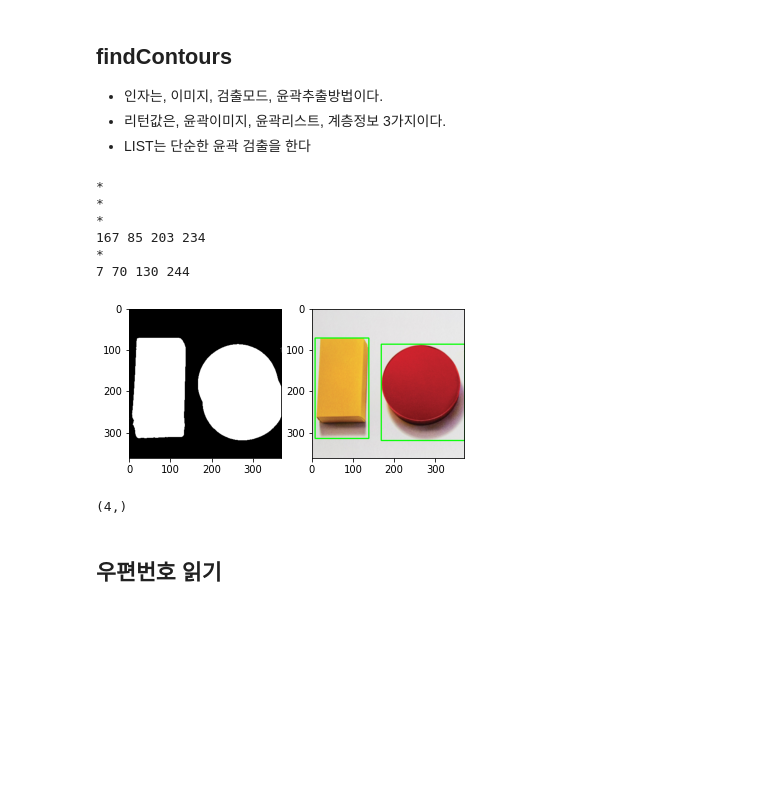
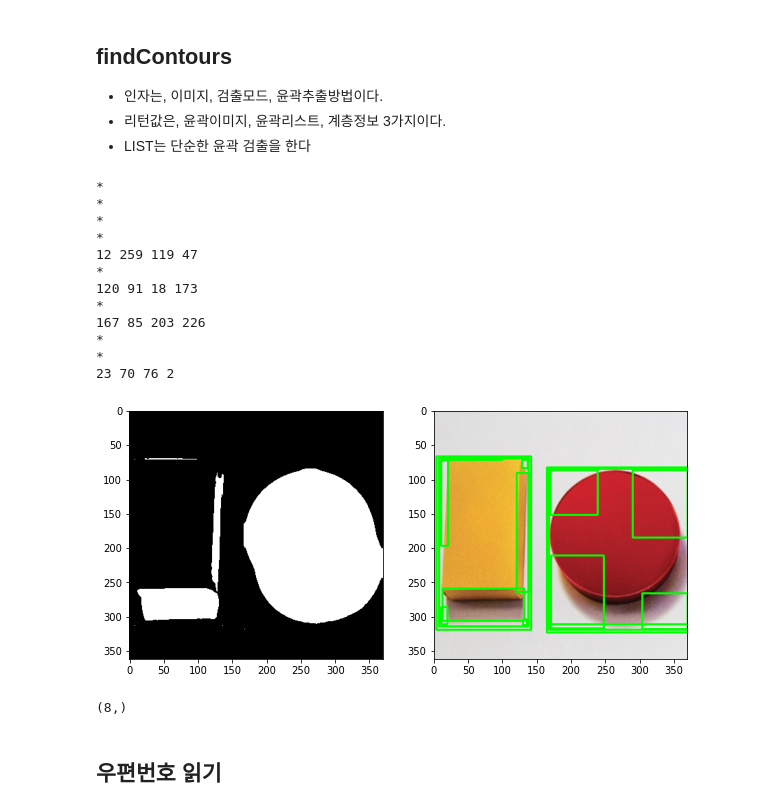
Before and after one commit to swkim01/DSAC3, a Jupyter notebook: gg-46-object_detect.ipynb, the cells around one changed output. Saved outputs shown, nothing was run; the diff lists cells and outputs as text; code cells hidden in the pictures; blank space fills up the shorter version.

```diff
--- a/gg-46-object_detect.ipynb
+++ b/gg-46-object_detect.ipynb
@@ -49,45 +50,53 @@ plt.imshow(gray1, cmap="gray")
 # 필터 크기는 홀수로 지정한다, 표준편차는 0으로 지정하면 자동으로 생성한다
 gray = cv2.GaussianBlur(gray1, (7, 7), 0)
 # 흑백으로 만든다, 역치값과, 대체값을 지정한다
-im2 = cv2.threshold(gray, 215, 301, cv2.THRESH_BINARY_INV)[1]
+#im2 = cv2.threshold(gray, 215, 301, cv2.THRESH_BINARY_INV)[1]
+im2 = cv2.threshold(gray, 165, 301, cv2.THRESH_BINARY_INV)[1]
 
 # 변환한 이미지 출력하기
+plt.figure(figsize=(10,10))
 plt.subplot(1, 2, 1)
 plt.imshow(im2, cmap="gray")
 
 # 윤곽 검출하기
 cnts = cv2.findContours(im2,
         cv2.RETR_LIST,
         cv2.CHAIN_APPROX_SIMPLE)[0]
 
 for c in cnts:
     print('*')
     x, y, w, h = cv2.boundingRect(c)
     # 너무 크거나 너무 작은 부분 제거하기
     if w < 5 or w > 300: continue
     print(x,y,w,h) # 결과 출력하기
     cv2.rectangle(img, (x, y), (x+w, y+h), (0, 255, 0), 2)
 
 # 화면 오른쪽에 결과 출력하기
 plt.subplot(1, 2, 2)
 plt.imshow(cv2.cvtColor(img, cv2.COLOR_BGR2RGB))
 # plt.savefig("obj1.png", dpi=200)
 plt.show()
 # %% [output]
 *
 *
 *
-167 85 203 234
 *
-7 70 130 244
+12 259 119 47
+*
+120 91 18 173
+*
+167 85 203 226
+*
+*
+23 70 76 2
-[figure, old version]
+[figure, new version]
 # %%
 #  총 몇개의 윤곽선을 찾았는지 조사
 import numpy as np
 a = np.asarray(cnts)
 a.shape
 # %% [output]
-(4,)
+(8,)
 # %% [markdown]
 ## 우편번호 읽기
 # %%
```
Also changed, not shown: parts of 5 cells of this notebook.
